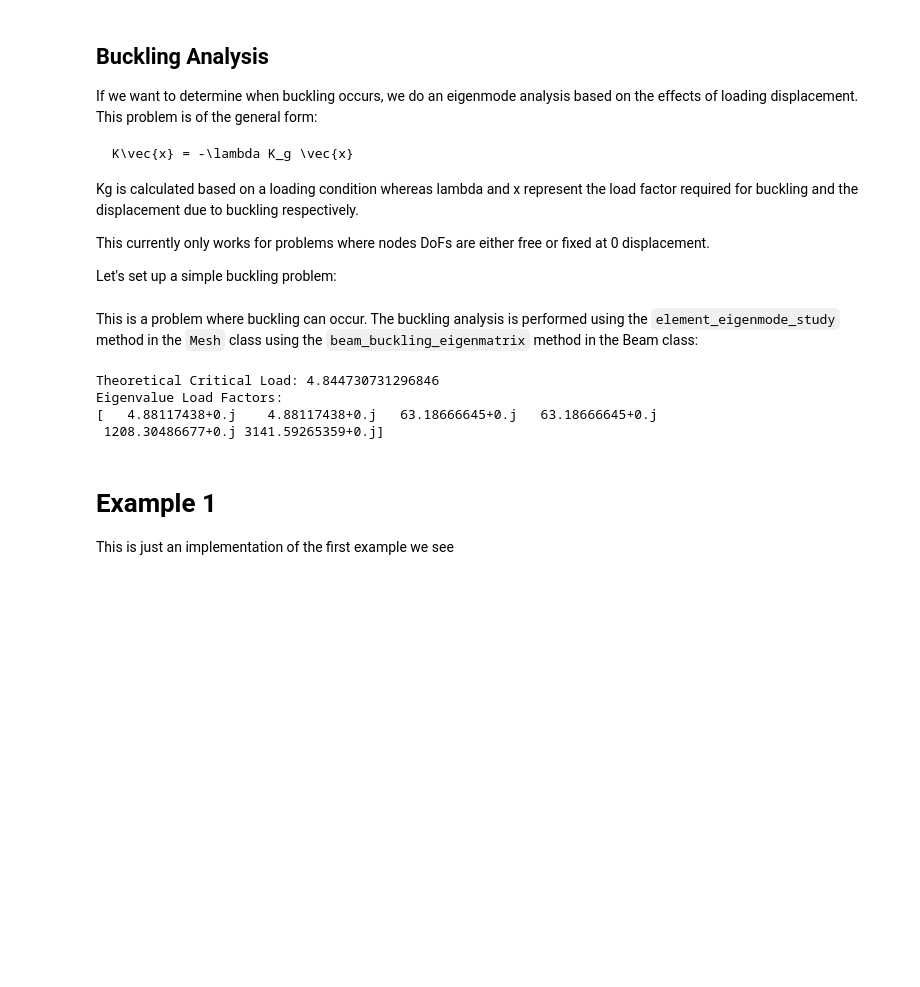
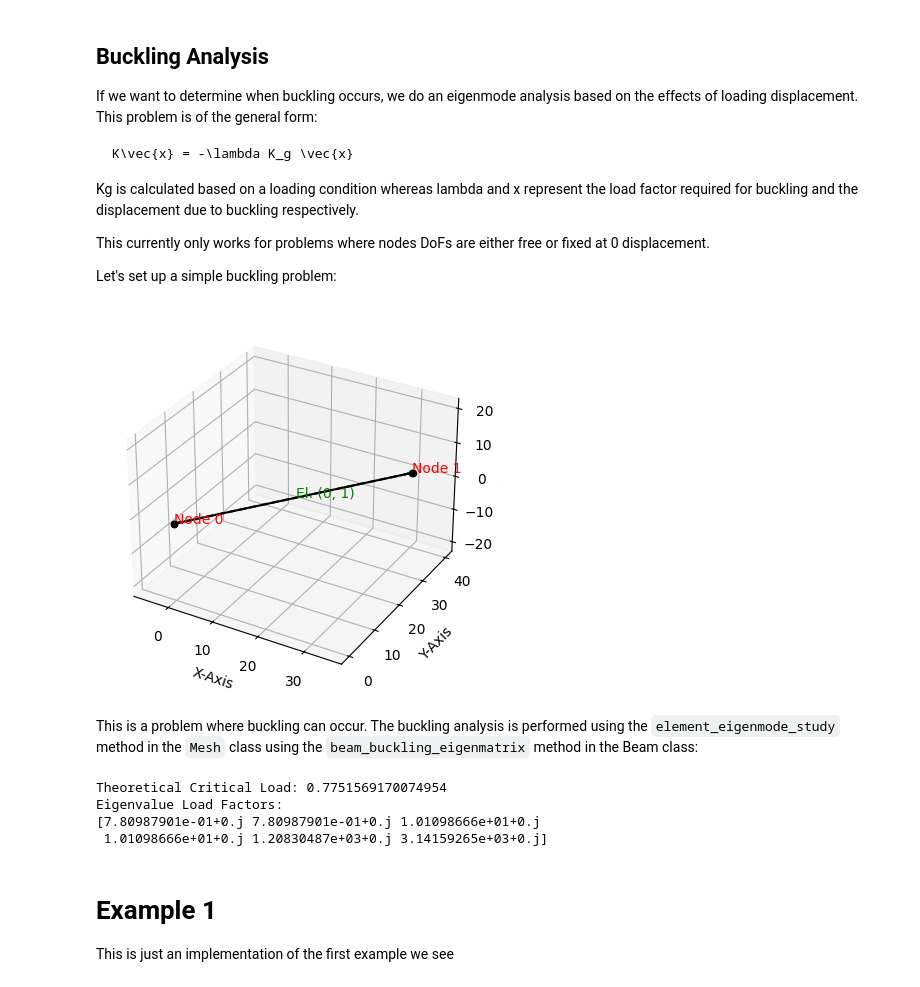
Before and after one commit to rtengle/me700-hw2, a Jupyter notebook: tutorial/tutorial.ipynb, the cells around one changed output. Saved outputs shown, nothing was run; the diff lists cells and outputs as text; code cells hidden in the pictures; blank space fills up the shorter version.

````diff
--- a/tutorial/tutorial.ipynb
+++ b/tutorial/tutorial.ipynb
@@ -169,29 +169,40 @@ Let's set up a simple buckling problem:
 # %%
 mesh = Mesh(6)
 
-F = np.array([0, 0, -1])
+F = np.array([-3/5, -4/5, 0])
 M = np.array([0, 0, 0])
 bf1 = np.append(F, M)
 
 r = 1
-L = 20
+L = 50
 A = np.pi * r**2
 Iz = np.pi * r**4 / 4
 Iy = np.pi * r**4 / 4
 J = Iy + Iz
 E = 1000
 v = 0.3
 
 mesh.add_node(0, pos=np.array([0, 0, 0]), bc=np.zeros(6))
-mesh.add_node(1, pos=np.array([0, 0, L]), bc=np.full(6, np.nan), bf=bf1)
+mesh.add_node(1, pos=np.array([30, 40, 0]), bc=np.full(6, np.nan), bf=bf1)
 
 beam1 = Beam(E=E, A=A, Iy=Iy, Iz=Iz, J=J, v=v, y=np.array([0, 1, 0]))
 
 mesh.add_element(beam1, 0, 1)
 
 x, f = mesh.solve()
 
 mesh.element_eigenmode_study(Beam.beam_buckling_eigenmatrix)
+
+fig = plt.figure()
+ax = fig.add_subplot(projection='3d')
+mesh.plot(ax, disp_scale=10, force_scale=1)
+ax.set_xlabel('X-Axis')
+ax.set_ylabel('Y-Axis')
+ax.set_zlabel('Z-Axis')
+set_axes_equal(ax)
+plt.show()
+# %% [output]
+[figure, added]
 # %% [markdown]
 This is a problem where buckling can occur. The buckling analysis is performed using the ```element_eigenmode_study``` method in the ```Mesh``` class using the ```beam_buckling_eigenmatrix``` method in the Beam class:
 # %%
@@ -202,10 +213,10 @@ mesh.element_eigenmode_study(Beam.beam_buckling_eigenmatrix)
 print('Eigenvalue Load Factors:')
 print(np.sort(mesh.edges[0, 1]['object'].eigval))
 # %% [output]
-Theoretical Critical Load: 4.844730731296846
+Theoretical Critical Load: 0.7751569170074954
 Eigenvalue Load Factors:
-[   4.88117438+0.j    4.88117438+0.j   63.18666645+0.j   63.18666645+0.j
- 1208.30486677+0.j 3141.59265359+0.j]
+[7.80987901e-01+0.j 7.80987901e-01+0.j 1.01098666e+01+0.j
+ 1.01098666e+01+0.j 1.20830487e+03+0.j 3.14159265e+03+0.j]
 # %% [markdown]
 # Example 1
 
````
Also changed, not shown: parts of 9 cells of this notebook, 1 other file.
